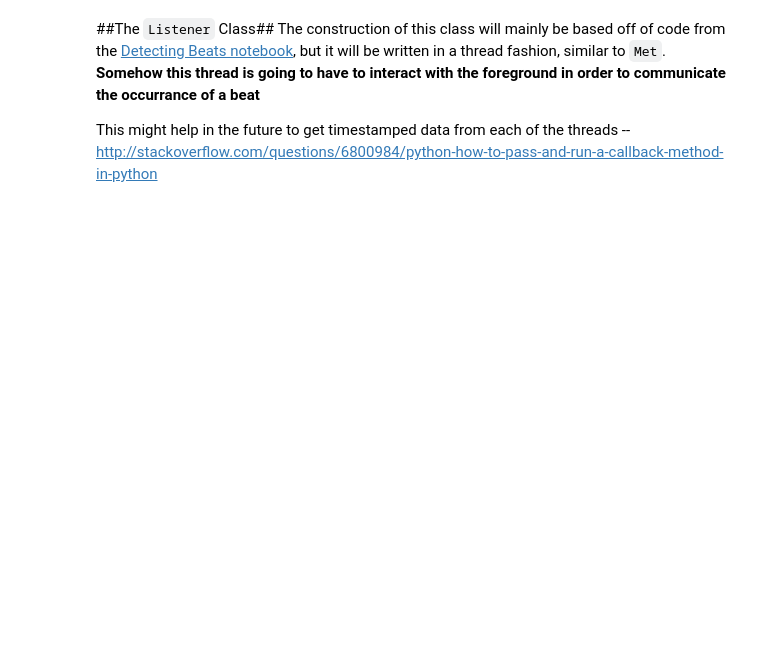
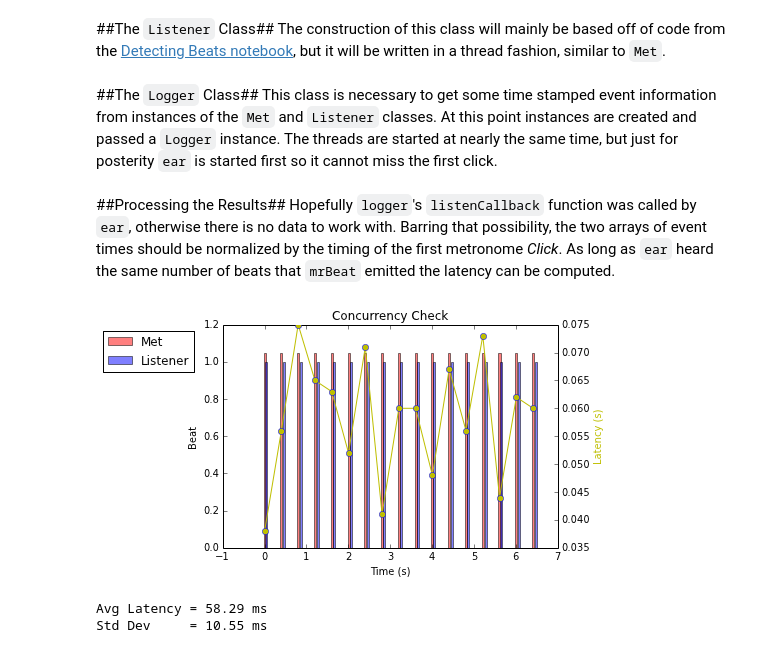
Before and after one commit to avonmoll/thneed-factory, a Jupyter notebook: ChasingTails.ipynb, the cells around one changed output. Saved outputs shown, nothing was run; the diff lists cells and outputs as text; code cells hidden in the pictures; blank space fills up the shorter version.

```diff
--- a/ChasingTails.ipynb
+++ b/ChasingTails.ipynb
@@ -55,7 +58,5 @@ class Met(threading.Thread):
 # %% [markdown]
 ##The `Listener` Class##
-The construction of this class will mainly be based off of code from the [Detecting Beats notebook](http://nbviewer.ipython.org/url/raw.github.com/avonmoll/thneed-factory/master/BeatDetection.ipynb "Link to Beat Detection notebook"), but it will be written in a thread fashion, similar to `Met`.  __Somehow this thread is going to have to interact with the foreground in order to communicate the occurrance of a beat__
-
-This might help in the future to get timestamped data from each of the threads -- http://stackoverflow.com/questions/6800984/python-how-to-pass-and-run-a-callback-method-in-python
+The construction of this class will mainly be based off of code from the [Detecting Beats notebook](http://nbviewer.ipython.org/url/raw.github.com/avonmoll/thneed-factory/master/BeatDetection.ipynb "Link to Beat Detection notebook"), but it will be written in a thread fashion, similar to `Met`.
 # %%
 class Listener(threading.Thread):
@@ -100,0 +104,3 @@ class Listener(threading.Thread):
+# %% [markdown]
+##The `Logger` Class##
+This class is necessary to get some time stamped event information from instances of the `Met` and `Listener` classes.  At this point instances are created and passed a `Logger` instance.  The threads are started at nearly the same time, but just for posterity `ear` is started first so it cannot miss the first click.
@@ -100,0 +130,40 @@ class Listener(threading.Thread):
+# %% [markdown]
+##Processing the Results##
+Hopefully `logger`'s `listenCallback` function was called by `ear`, otherwise there is no data to work with.  Barring that possibility, the two arrays of event times should be normalized by the timing of the first metronome _Click_.  As long as `ear` heard the same number of beats that `mrBeat` emitted the latency can be computed.
+# %%
+expectedTimes = numpy.array(logger.expectedTimes)
+heardTimes = numpy.array(logger.heardTimes)
+
+if len(heardTimes) > 0:
+    heardTimes = heardTimes - expectedTimes[0]
+    expectedTimes = expectedTimes - expectedTimes[0]
+
+    width = .05
+    fig, ax1 = pyplot.subplots()
+    pyplot.title('Concurrency Check')
+    pyplot.xlabel('Time (s)')
+    ax1.bar(expectedTimes-width/2, 1.05*numpy.ones((len(expectedTimes),)),
+        width=width, color='r', edgecolor='none', alpha=0.5)
+    ax1.bar(heardTimes-width/2, numpy.ones((len(heardTimes),)),
+        width=width,color='b', edgecolor='none', alpha=0.5)
+    ax1.set_ylabel('Beat')
+
+    if len(heardTimes) == len(expectedTimes):
+        ax2 = ax1.twinx()
+        ax2.plot(expectedTimes,heardTimes-expectedTimes,'y-o',markeredgecolor='b')
+        ax2.set_ylabel('Latency (s)',color='y')
+        #for tl in ax2.get_yticklabels():
+        #    tl.set_color('y')
+
+    l = ax1.legend(('Met','Listener'), loc='upper left',bbox_to_anchor=(-.375,1))
+
+else:
+    print('didnt hear')
+# %% [output]
+[figure, added]
+# %%
+print('Avg Latency = %.2f ms\n'%(1000*numpy.mean(heardTimes-expectedTimes)) +\
+      'Std Dev     = %.2f ms'%(1000*numpy.std(heardTimes-expectedTimes)))
+# %% [output]
+Avg Latency = 58.29 ms
+Std Dev     = 10.55 ms
```
Also changed, not shown: parts of 5 cells of this notebook.
